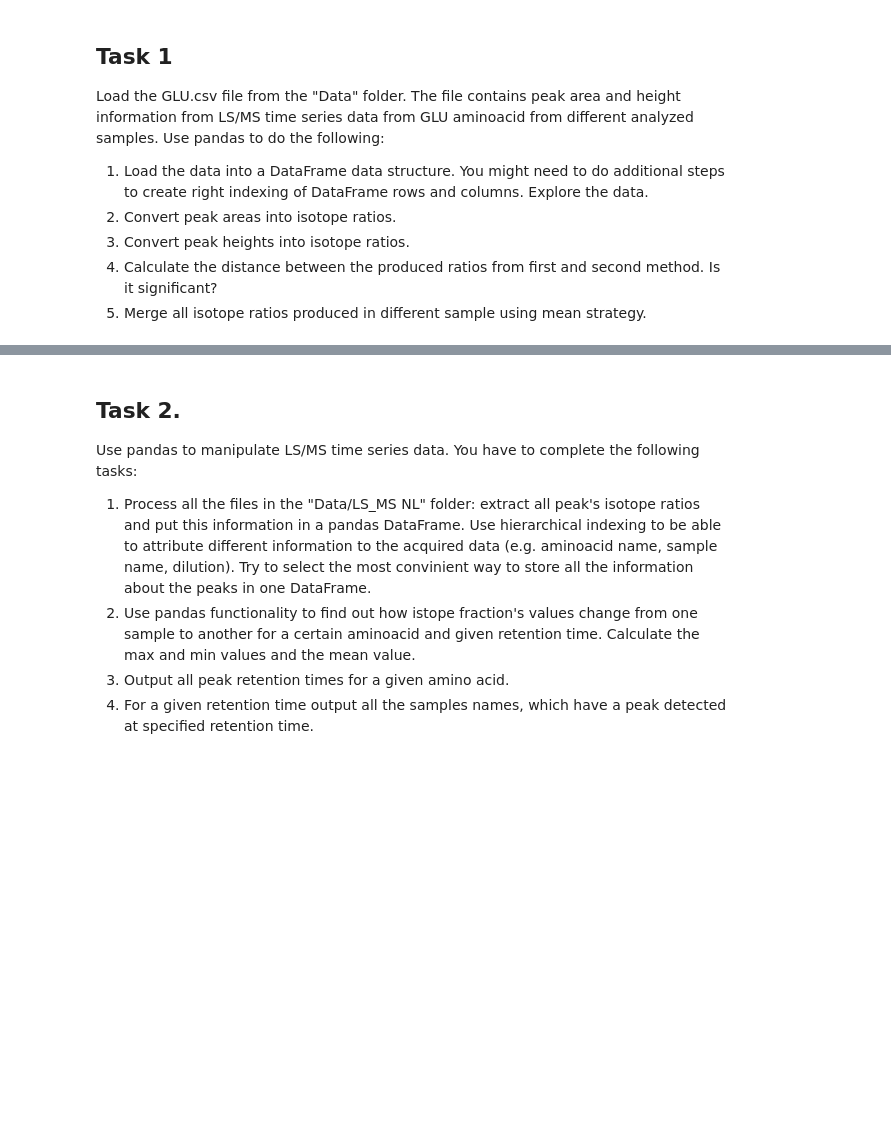
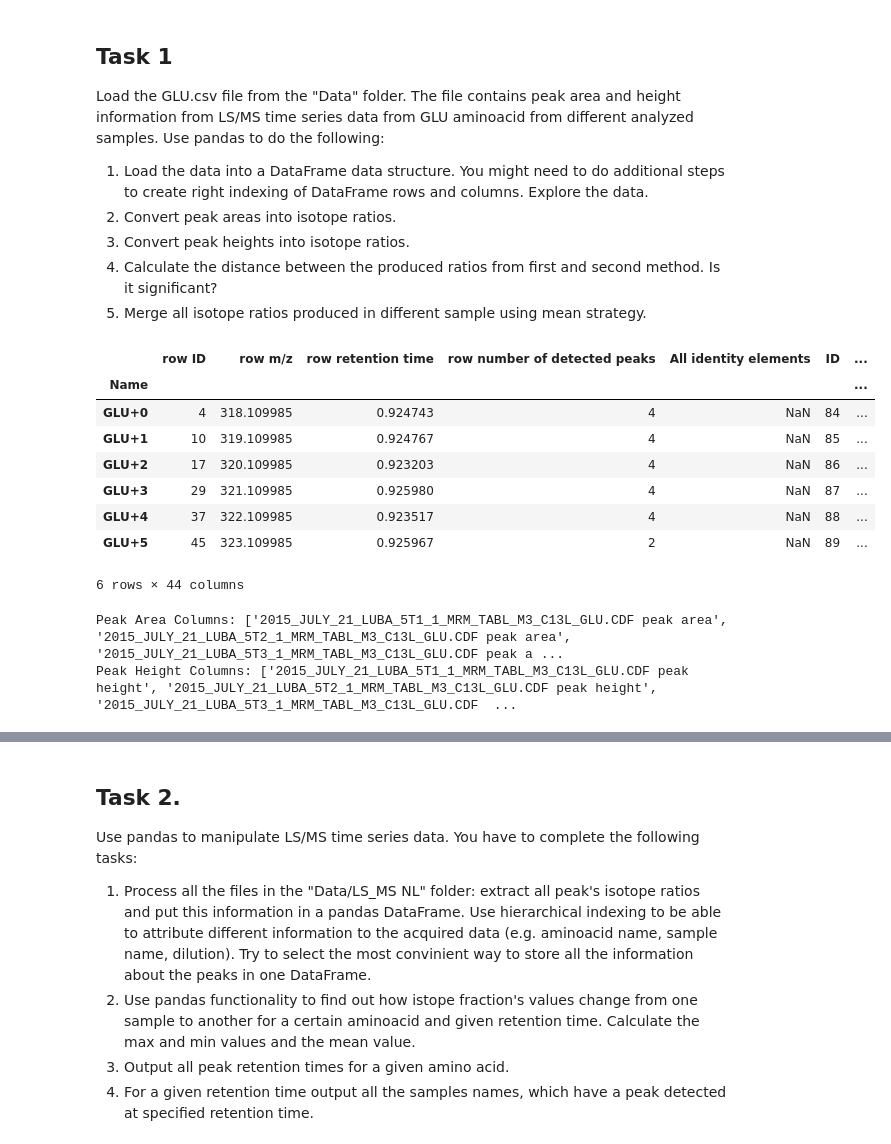
Before and after one commit to tsirleo/PythonDataAnalysis, a Jupyter notebook: Session_06/HW 6 - Data manipulation (continued).ipynb, the cells around one changed output, grey strips where cells are left out. Cells and saved outputs as stored; diff of their text form; code cells hidden in the pictures; blank space fills up the shorter version.

```diff
--- a/Session_06/HW 6 - Data manipulation (continued).ipynb
+++ b/Session_06/HW 6 - Data manipulation (continued).ipynb
@@ -10,0 +15,28 @@ Load the GLU.csv file from the "Data" folder. The file contains peak area and he
+# %%
+file_path = "../Data/GLU.csv"
+df = pd.read_csv(file_path)
+df.set_index('Name', inplace=True)
+
+df
+# %% [output]
+|  | row ID | row m/z | row retention time | row number of detected peaks | All identity elements | ID | ... |
+| Name |  |  |  |  |  |  | ... |
+| GLU+0 | 4 | 318.109985 | 0.924743 | 4 | NaN | 84 | ... |
+| GLU+1 | 10 | 319.109985 | 0.924767 | 4 | NaN | 85 | ... |
+| GLU+2 | 17 | 320.109985 | 0.923203 | 4 | NaN | 86 | ... |
+| GLU+3 | 29 | 321.109985 | 0.925980 | 4 | NaN | 87 | ... |
+| GLU+4 | 37 | 322.109985 | 0.923517 | 4 | NaN | 88 | ... |
+| GLU+5 | 45 | 323.109985 | 0.925967 | 2 | NaN | 89 | ... |
+6 rows × 44 columns
+# %%
+area_cols = [col for col in df.columns if 'peak area' in col and 'C13L_GLU' in col]
+height_cols = [col for col in df.columns if 'peak height' in col and 'C13L_GLU' in col]
+
+print("Peak Area Columns:", area_cols)
+print("Peak Height Columns:", height_cols)
+
+area_data = df[area_cols].dropna()
+height_data = df[height_cols].dropna()
+# %% [output]
+Peak Area Columns: ['2015_JULY_21_LUBA_5T1_1_MRM_TABL_M3_C13L_GLU.CDF peak area', '2015_JULY_21_LUBA_5T2_1_MRM_TABL_M3_C13L_GLU.CDF peak area', '2015_JULY_21_LUBA_5T3_1_MRM_TABL_M3_C13L_GLU.CDF peak a ...
+Peak Height Columns: ['2015_JULY_21_LUBA_5T1_1_MRM_TABL_M3_C13L_GLU.CDF peak height', '2015_JULY_21_LUBA_5T2_1_MRM_TABL_M3_C13L_GLU.CDF peak height', '2015_JULY_21_LUBA_5T3_1_MRM_TABL_M3_C13L_GLU.CDF  ...
```
Also changed, not shown: parts of 13 cells of this notebook.
